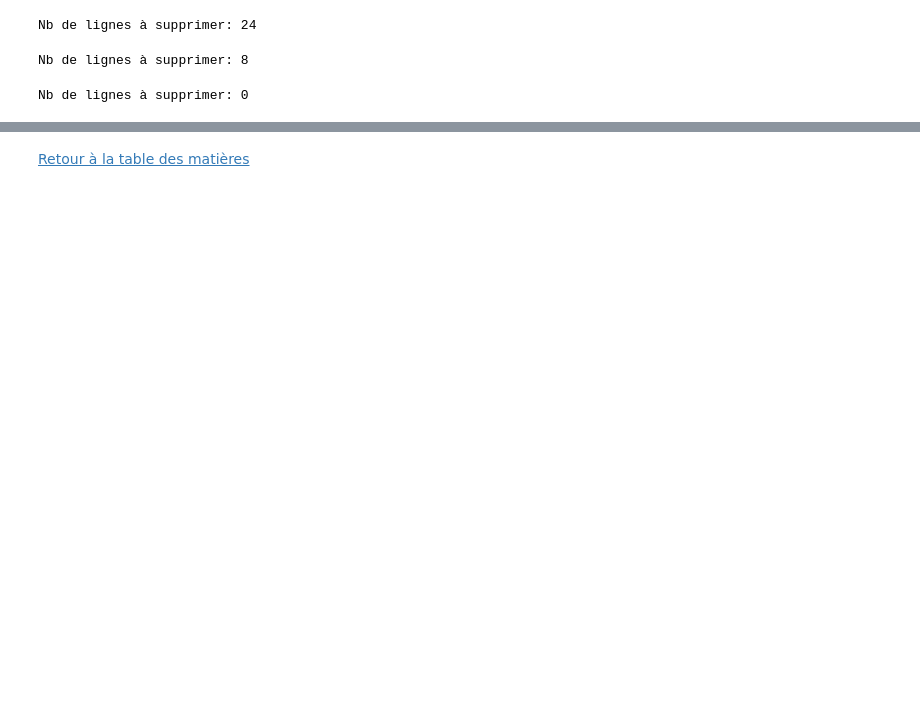
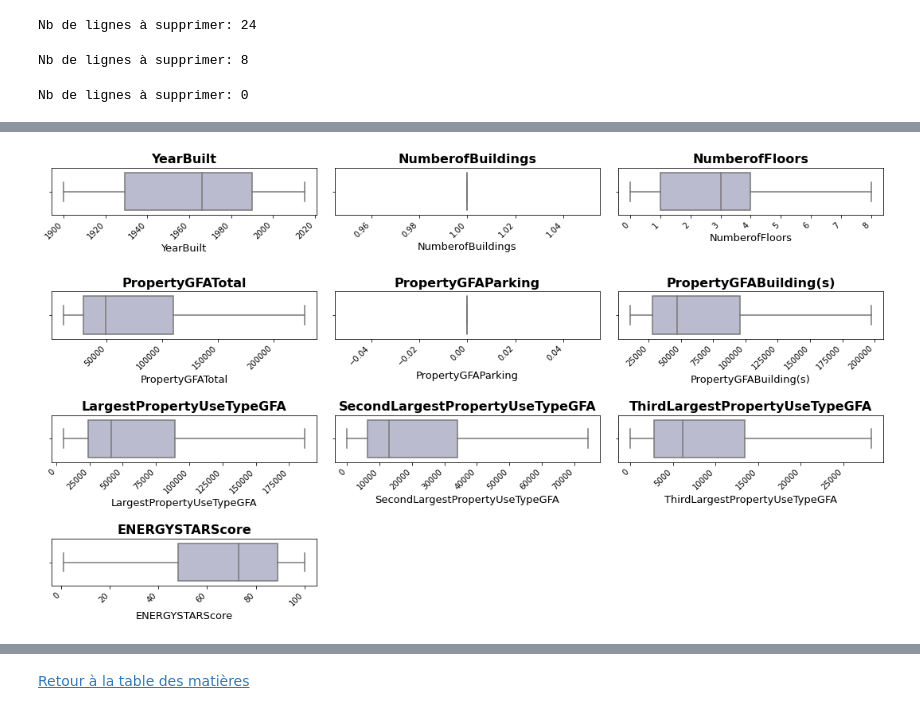
Before and after one commit to Milie-Mimi/-OC_DS_Project4, a Jupyter notebook: Pélec_01_notebook.ipynb, the cells around one changed output, grey strips where cells are left out. Drawn from its saved outputs; the diff is of its cells as text; code cells hidden in the pictures; blank space fills up the shorter version.

```diff
--- a/Pélec_01_notebook.ipynb
+++ b/Pélec_01_notebook.ipynb
@@ -665,0 +639,5 @@ Name: GFAParking%, dtype: float64
+# %%
+fig = plt.figure(figsize=(15,10))
+univariate_plots_box(data_clean, col_quanti, 5, 3)
+# %% [output]
+[figure, added]
```
Also changed, not shown: parts of 230 cells of this notebook.
